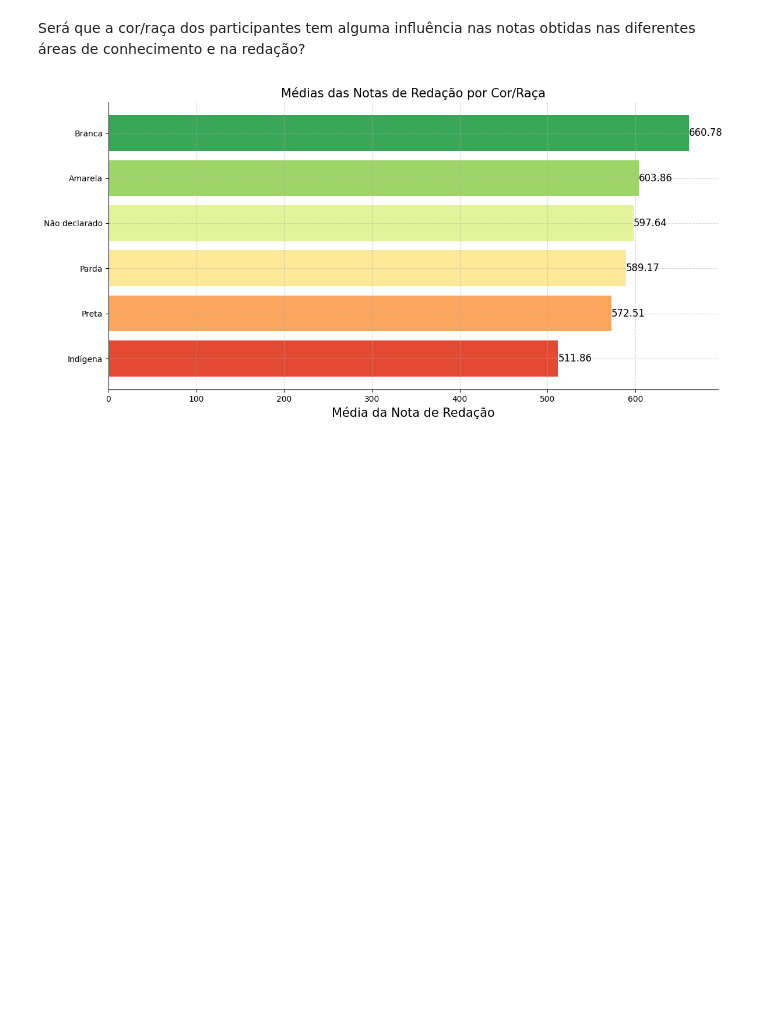
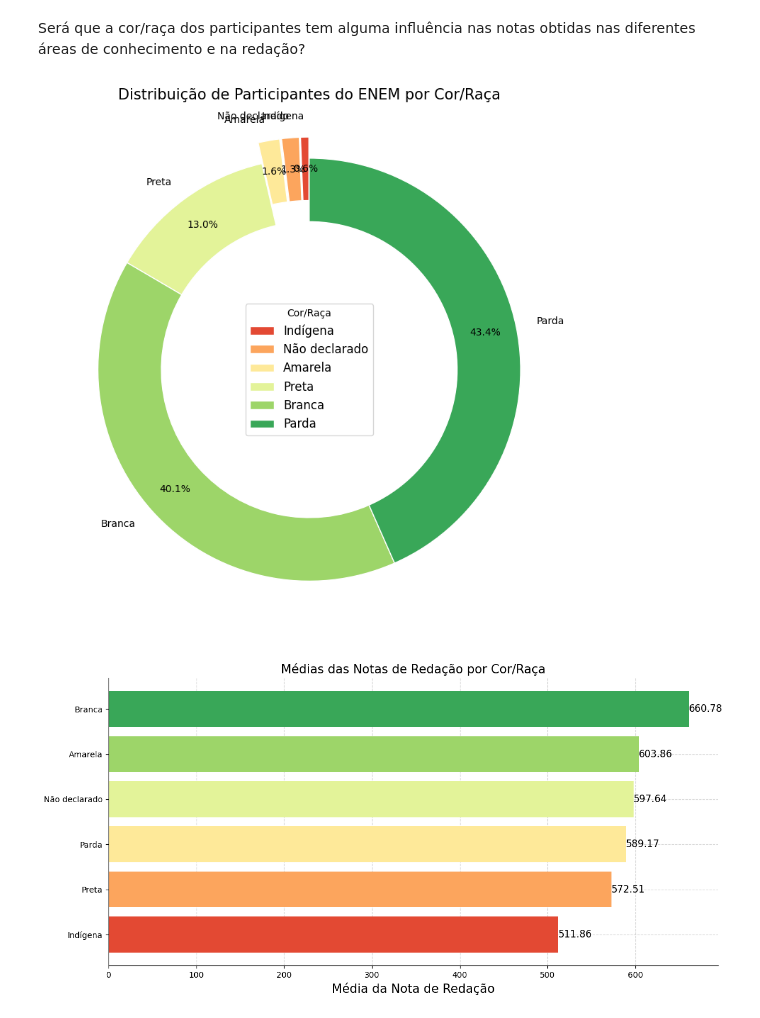
Before and after one commit to ArthurrCr/DATAVIZ, a Jupyter notebook: ENEM_2023.ipynb, the cells around one changed output. Drawn from its saved outputs; the diff is of its cells as text; code cells hidden in the pictures; blank space fills up the shorter version.

```diff
--- a/ENEM_2023.ipynb
+++ b/ENEM_2023.ipynb
@@ -517,6 +523,33 @@ Este gráfico mostra a distribuição de notas máximas (1000) na redação do E
 # Avaliando as notas de acordo com a Cor/Raça dos participantes
 # %% [markdown]
 Será que a cor/raça dos participantes tem alguma influência nas notas obtidas nas diferentes áreas de conhecimento e na redação?
+# %%
+# Calculando a distribuição de participantes por cor/raça
+distribuicao_participantes_por_raca = data['Cor_Raca_Desc'].value_counts(normalize=True).sort_values()
+
+# Definir cores usando a paleta de cores "RdYlGn"
+cores = sns.color_palette("RdYlGn", n_colors=len(distribuicao_participantes_por_raca))
+
+# Determinar quais fatias serão destacadas
+explode = [0.1 if pct < 0.1 else 0 for pct in distribuicao_participantes_por_raca]
+
+# Criar o gráfico de donut
+fig, ax = plt.subplots(figsize=(10, 8))
+wedges, texts, autotexts = ax.pie(distribuicao_participantes_por_raca, labels=distribuicao_participantes_por_raca.index, autopct='%1.1f%%', startangle=90, colors=cores, wedgeprops=dict(width=0.3, edgecolor='w'), explode=explode, pctdistance=0.85)
+
+# Adicionar círculo branco no meio para criar o efeito de donut
+centre_circle = plt.Circle((0,0),0.70,fc='white')
+fig.gca().add_artist(centre_circle)
+
+plt.title('Distribuição de Participantes do ENEM por Cor/Raça', fontsize=15)
+
+# Criar legenda no centro do donut
+ax.legend(wedges, distribuicao_participantes_por_raca.index, title="Cor/Raça", loc="center", prop={'size': 12})
+
+plt.tight_layout()
+plt.show()
+# %% [output]
+[figure, added]
 # %%
 # Calculando as médias das notas de redação por cor/raça
 media_notas_por_raca = data.groupby('Cor_Raca_Desc')['NU_NOTA_REDACAO'].mean().sort_values()
```
Also changed, not shown: parts of 4 cells of this notebook.
